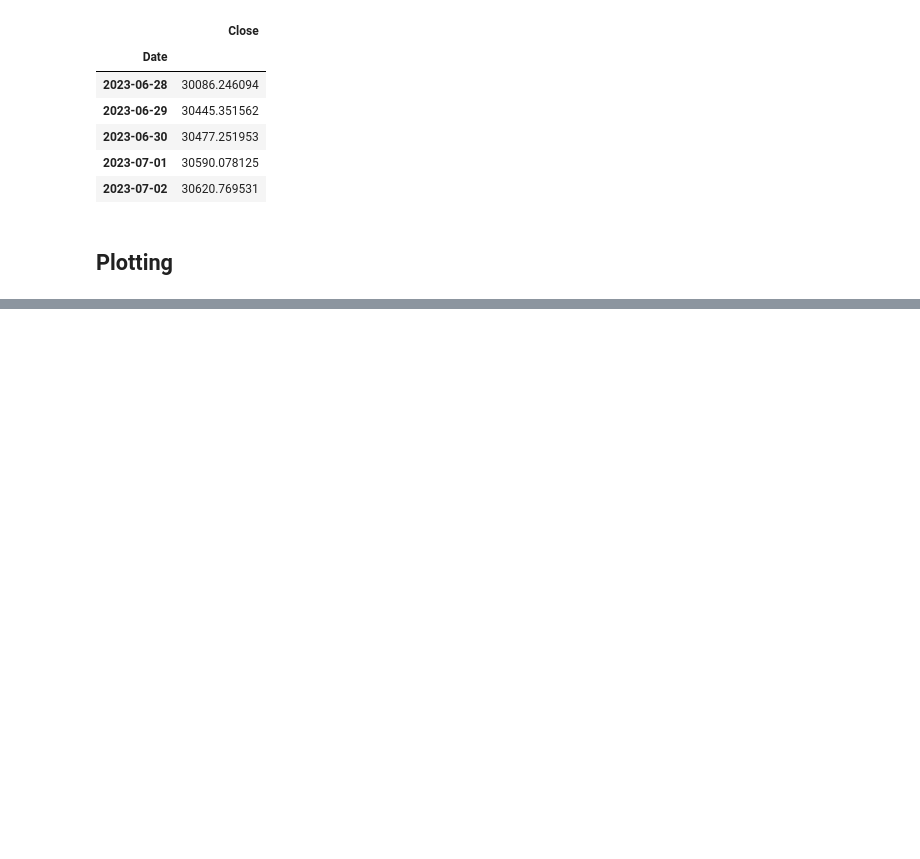
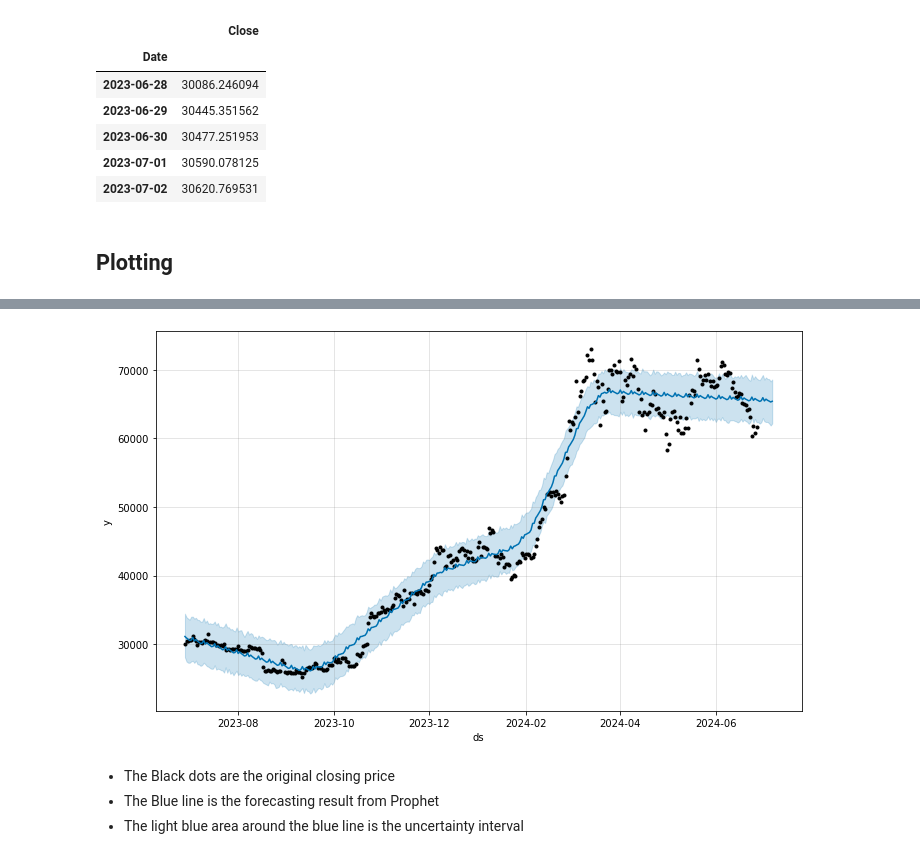
Before and after one commit to KomangAndika/Time-Series, a Jupyter notebook: Prophet.ipynb, the cells around one changed output, grey strips where cells are left out. Saved outputs shown, nothing was run; the diff lists cells and outputs as text; code cells hidden in the pictures; blank space fills up the shorter version.

Commit message:
finishing-prophet-showcase

```diff
--- a/Prophet.ipynb
+++ b/Prophet.ipynb
@@ -97,0 +41,6 @@ NameError: name 'plt' is not defined
+# %%
+# Assuming your DataFrame is named df
+df = df.reset_index()
+
+# Rename columns as needed for Prophet
+df.rename(columns={'Date': 'ds', 'Close': 'y'}, inplace=True)
@@ -97,0 +56,4 @@ NameError: name 'plt' is not defined
+# %%
+# Fit the model
+model = Prophet()
+model.fit(df)
@@ -97,0 +64,16 @@ NameError: name 'plt' is not defined
+# %%
+# Create a dataframe for future dates (for example, next 10 days)
+future = model.make_future_dataframe(periods=10)
+
+# Predict future values
+forecast = model.predict(future)
+# %%
+# Plot forecast
+model.plot(forecast)
+plt.show()
+# %% [output]
+[figure, added]
+# %% [markdown]
+- The Black dots are the original closing price
+- The Blue line is the forecasting result from Prophet
+- The light blue area around the blue line is the uncertainty interval
```
Also changed, not shown: parts of 7 cells of this notebook.
